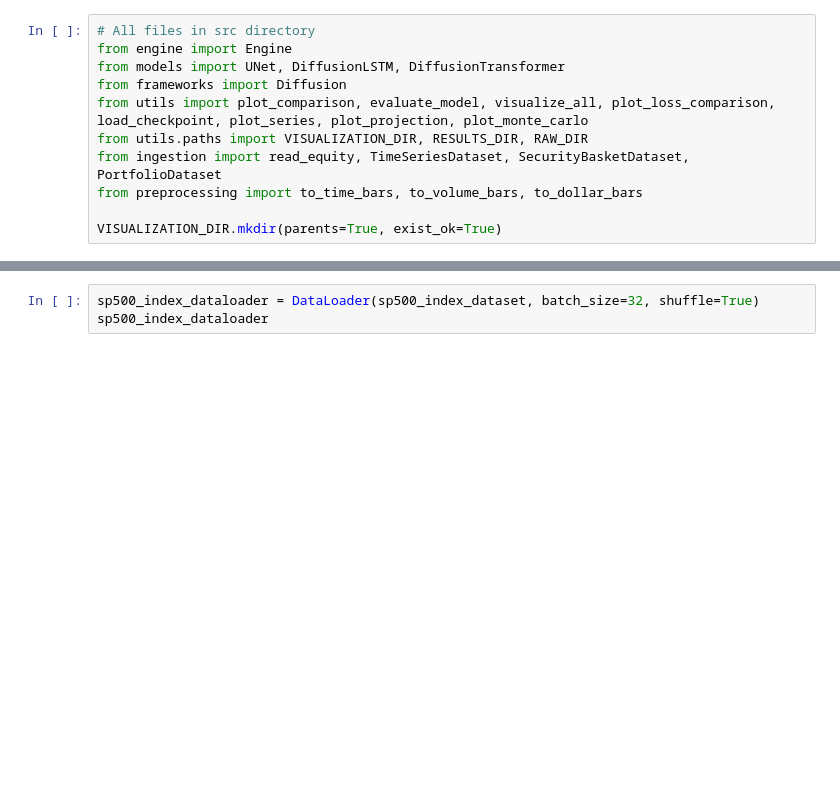
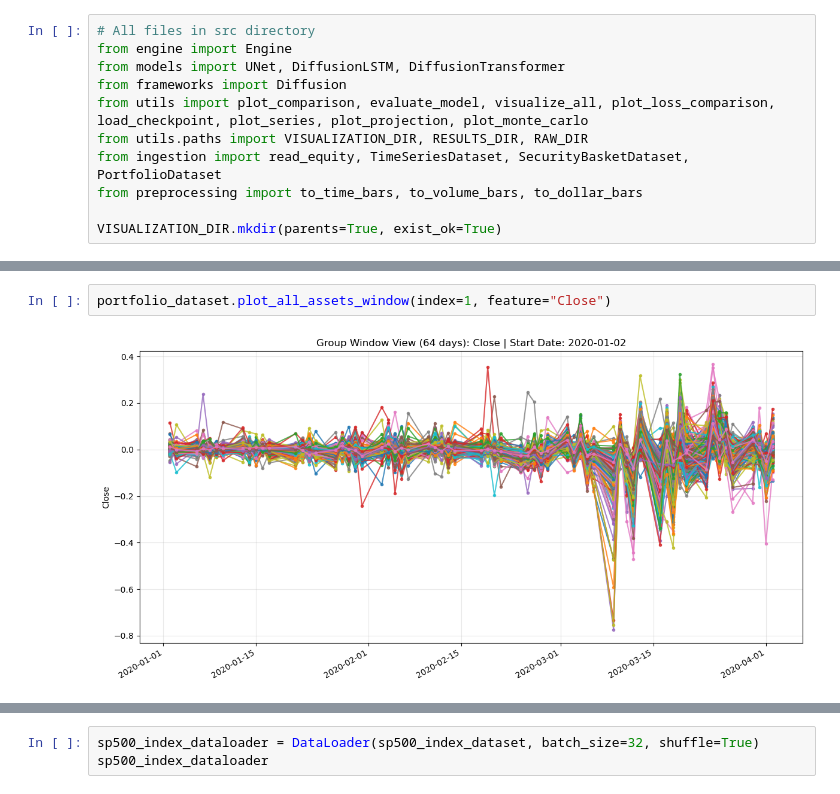
Before and after one commit to Narodomy/Time-Series-Generative-AI-for-Asset-Investment, a Jupyter notebook: notebooks/v3_playground.ipynb, the cells around one changed output, grey strips where cells are left out. Cells and saved outputs as stored; diff of their text form; blank space fills up the shorter version.

```diff
--- a/notebooks/v3_playground.ipynb
+++ b/notebooks/v3_playground.ipynb
@@ -56,0 +73,4 @@ Done! Loaded 80 assets. (Missing/Error: 423)
+# %%
+portfolio_dataset.plot_all_assets_window(index=1, feature="Close")
+# %% [output]
+[figure, added]
```
Also changed, not shown: parts of 23 cells of this notebook, 21 other files.
